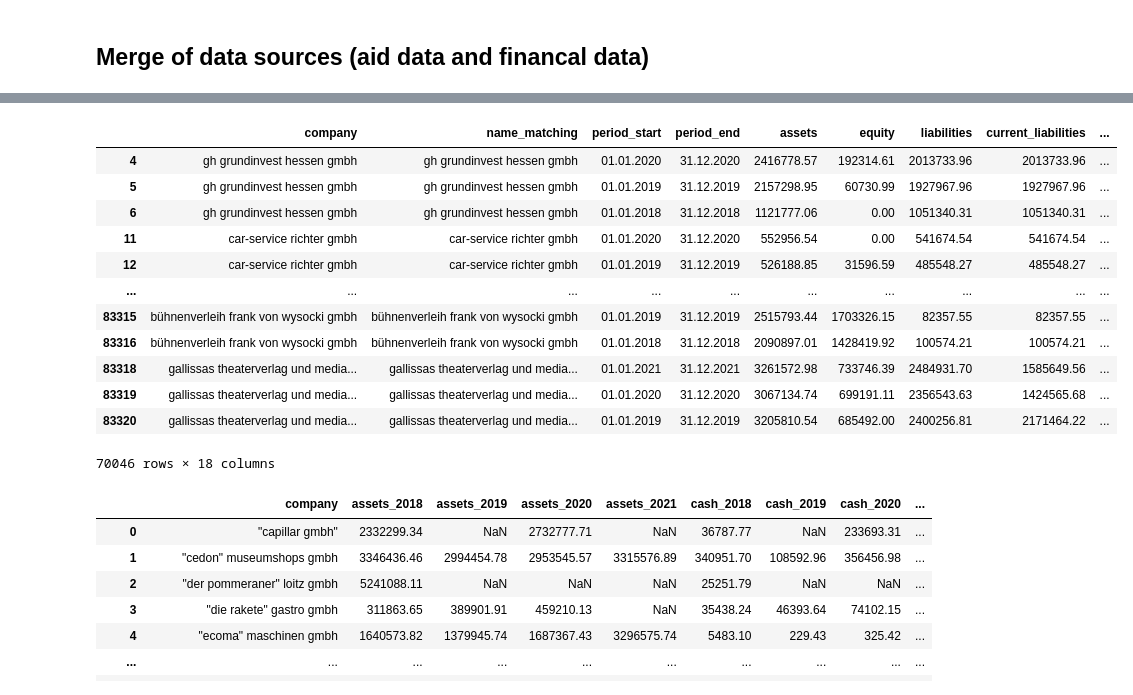
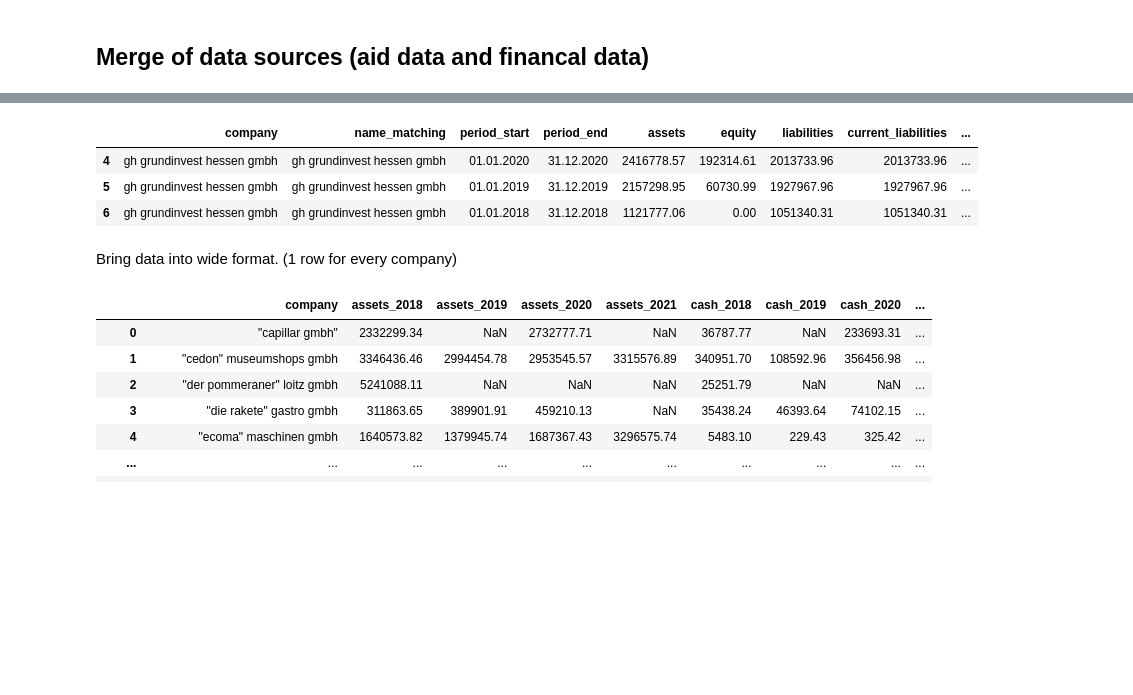
Before and after one commit to m-schildt/AAA, a Jupyter notebook: 4_data_merge.ipynb, the cells around one changed output, grey strips where cells are left out. Drawn from its saved outputs; the diff is of its cells as text; code cells hidden in the pictures; blank space fills up the shorter version.

```diff
--- a/4_data_merge.ipynb
+++ b/4_data_merge.ipynb
@@ -34,22 +27,14 @@ KPIs
 # %%
-# Drop non fiscal year if different from calendar year
 KPIs["cut_off"] = pd.to_datetime(KPIs["period_end"], infer_datetime_format=True).dt.month
 KPIs = KPIs[KPIs["cut_off"]==12] # Fiscal year ending in december (like calendar year) (to ensure, that aid payment will be correctly matched with reporting periode)
-KPIs
+KPIs.head(3)
 # %% [output]
 |  | company | name_matching | period_start | period_end | assets | equity | liabilities | current_liabilities | ... |
 | 4 | gh grundinvest hessen gmbh | gh grundinvest hessen gmbh | 01.01.2020 | 31.12.2020 | 2416778.57 | 192314.61 | 2013733.96 | 2013733.96 | ... |
 | 5 | gh grundinvest hessen gmbh | gh grundinvest hessen gmbh | 01.01.2019 | 31.12.2019 | 2157298.95 | 60730.99 | 1927967.96 | 1927967.96 | ... |
 | 6 | gh grundinvest hessen gmbh | gh grundinvest hessen gmbh | 01.01.2018 | 31.12.2018 | 1121777.06 | 0.00 | 1051340.31 | 1051340.31 | ... |
-| 11 | car-service richter gmbh | car-service richter gmbh | 01.01.2020 | 31.12.2020 | 552956.54 | 0.00 | 541674.54 | 541674.54 | ... |
-| 12 | car-service richter gmbh | car-service richter gmbh | 01.01.2019 | 31.12.2019 | 526188.85 | 31596.59 | 485548.27 | 485548.27 | ... |
-| ... | ... | ... | ... | ... | ... | ... | ... | ... | ... |
-| 83315 | bühnenverleih frank von wysocki gmbh | bühnenverleih frank von wysocki gmbh | 01.01.2019 | 31.12.2019 | 2515793.44 | 1703326.15 | 82357.55 | 82357.55 | ... |
-| 83316 | bühnenverleih frank von wysocki gmbh | bühnenverleih frank von wysocki gmbh | 01.01.2018 | 31.12.2018 | 2090897.01 | 1428419.92 | 100574.21 | 100574.21 | ... |
-| 83318 | gallissas theaterverlag und media... | gallissas theaterverlag und media... | 01.01.2021 | 31.12.2021 | 3261572.98 | 733746.39 | 2484931.70 | 1585649.56 | ... |
-| 83319 | gallissas theaterverlag und media... | gallissas theaterverlag und media... | 01.01.2020 | 31.12.2020 | 3067134.74 | 699191.11 | 2356543.63 | 1424565.68 | ... |
-| 83320 | gallissas theaterverlag und media... | gallissas theaterverlag und media... | 01.01.2019 | 31.12.2019 | 3205810.54 | 685492.00 | 2400256.81 | 2171464.22 | ... |
-70046 rows × 18 columns
+# %% [markdown]
+Bring data into wide format. (1 row for every company)
 # %%
 KPIs_wide = KPIs
 KPIs_wide = KPIs_wide.drop('name_matching', axis=1)
```
Also changed, not shown: parts of 68 cells of this notebook.
